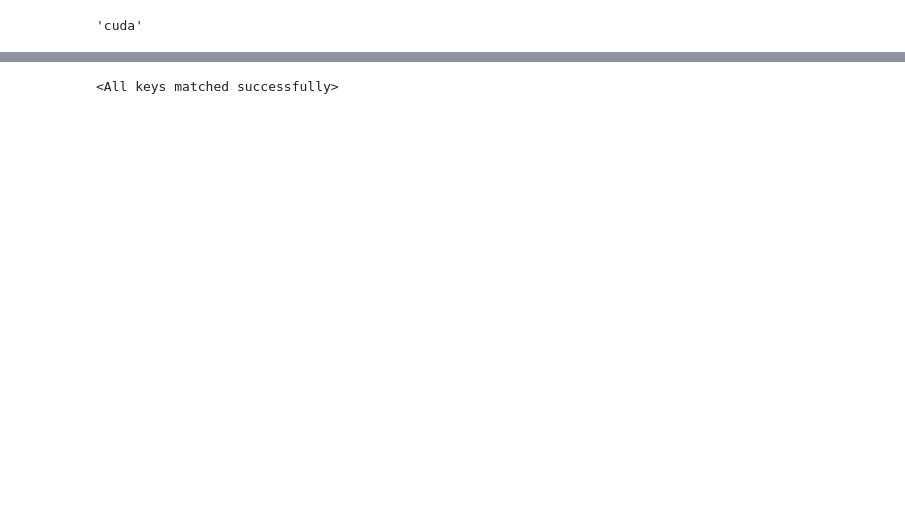
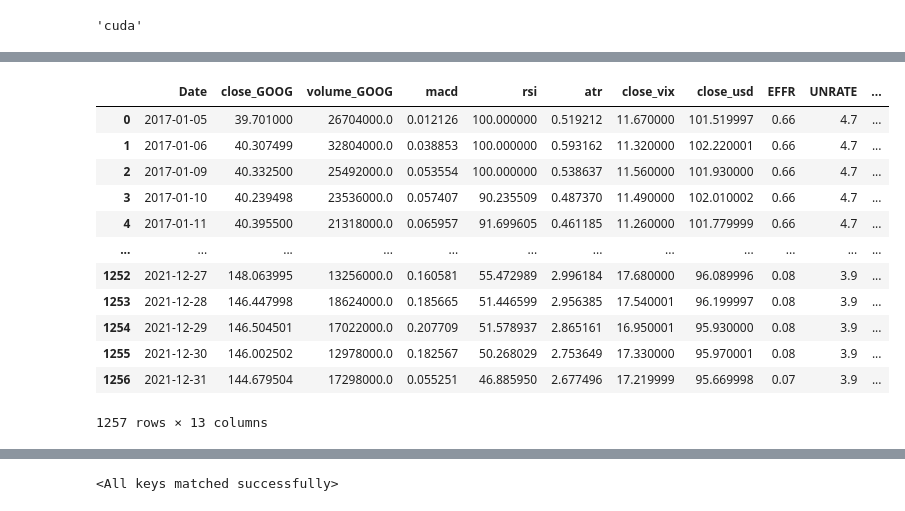
Before and after one commit to becauselol/stock_prediction, a Jupyter notebook: lstm/Own LSTM code predict Up or Down.ipynb, the cells around one changed output, grey strips where cells are left out. Drawn from its saved outputs; the diff is of its cells as text; code cells hidden in the pictures; blank space fills up the shorter version.

```diff
--- a/lstm/Own LSTM code predict Up or Down.ipynb
+++ b/lstm/Own LSTM code predict Up or Down.ipynb
@@ -37,0 +106,4 @@ len(labels), len(timeseries)
+# %%
+features_df = features_df.iloc[1:,:]
+# %%
+features_df.reset_index(inplace=True)
@@ -65,0 +125,16 @@ def create_dataset(dataset, l, lookback):
+# %%
+train_df
+# %% [output]
+|  | Date | close_GOOG | volume_GOOG | macd | rsi | atr | close_vix | close_usd | EFFR | UNRATE | ... |
+| 0 | 2017-01-05 | 39.701000 | 26704000.0 | 0.012126 | 100.000000 | 0.519212 | 11.670000 | 101.519997 | 0.66 | 4.7 | ... |
+| 1 | 2017-01-06 | 40.307499 | 32804000.0 | 0.038853 | 100.000000 | 0.593162 | 11.320000 | 102.220001 | 0.66 | 4.7 | ... |
+| 2 | 2017-01-09 | 40.332500 | 25492000.0 | 0.053554 | 100.000000 | 0.538637 | 11.560000 | 101.930000 | 0.66 | 4.7 | ... |
+| 3 | 2017-01-10 | 40.239498 | 23536000.0 | 0.057407 | 90.235509 | 0.487370 | 11.490000 | 102.010002 | 0.66 | 4.7 | ... |
+| 4 | 2017-01-11 | 40.395500 | 21318000.0 | 0.065957 | 91.699605 | 0.461185 | 11.260000 | 101.779999 | 0.66 | 4.7 | ... |
+| ... | ... | ... | ... | ... | ... | ... | ... | ... | ... | ... | ... |
+| 1252 | 2021-12-27 | 148.063995 | 13256000.0 | 0.160581 | 55.472989 | 2.996184 | 17.680000 | 96.089996 | 0.08 | 3.9 | ... |
+| 1253 | 2021-12-28 | 146.447998 | 18624000.0 | 0.185665 | 51.446599 | 2.956385 | 17.540001 | 96.199997 | 0.08 | 3.9 | ... |
+| 1254 | 2021-12-29 | 146.504501 | 17022000.0 | 0.207709 | 51.578937 | 2.865161 | 16.950001 | 95.930000 | 0.08 | 3.9 | ... |
+| 1255 | 2021-12-30 | 146.002502 | 12978000.0 | 0.182567 | 50.268029 | 2.753649 | 17.330000 | 95.970001 | 0.08 | 3.9 | ... |
+| 1256 | 2021-12-31 | 144.679504 | 17298000.0 | 0.055251 | 46.885950 | 2.677496 | 17.219999 | 95.669998 | 0.07 | 3.9 | ... |
+1257 rows × 13 columns
```
Also changed, not shown: parts of 55 cells of this notebook, 23 other files.
